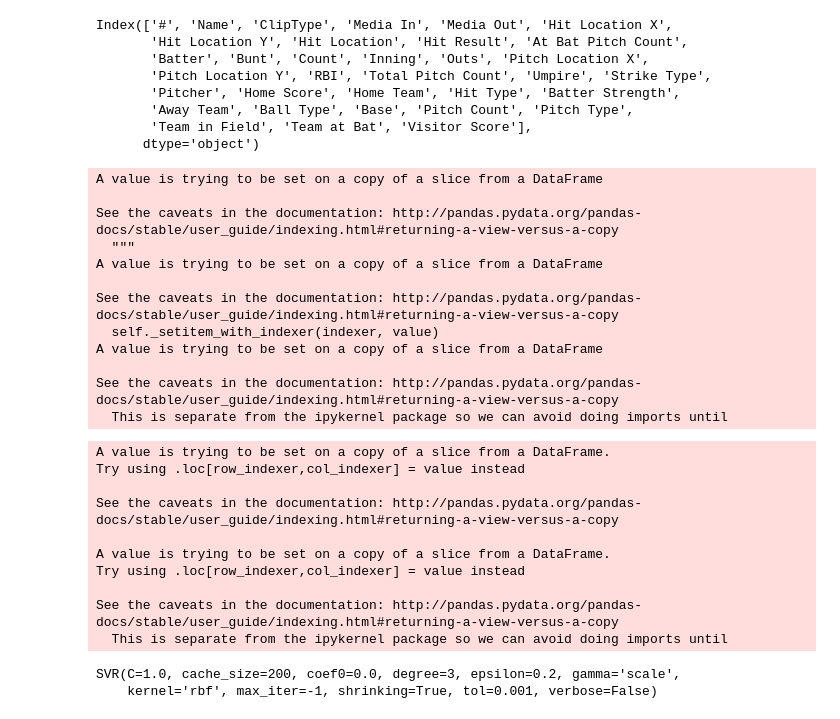
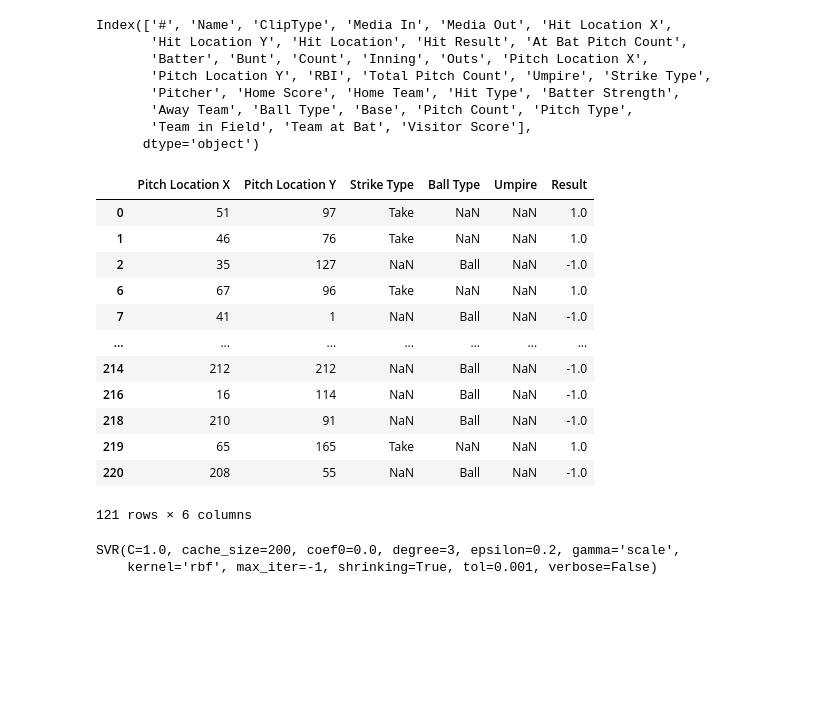
Before and after one commit to 2020-Computer-Vision/Classification, a Jupyter notebook: SVM/SVM.ipynb, the cells around one changed output. Drawn from its saved outputs; the diff is of its cells as text; code cells hidden in the pictures; blank space fills up the shorter version.

```diff
--- a/SVM/SVM.ipynb
+++ b/SVM/SVM.ipynb
@@ -14,7 +14,7 @@ style.use('ggplot')
 sys.path.append('../utilities/')
 from utils import *
 # %%
-dat = pd.read_csv('../CSVData/04.13.2019 vs UVA 2.csv')
+dat = pd.read_csv('../CSVData/04.13.2019vsUVAGM2.csv')
 # %%
 dat.columns
 # %% [output]
@@ -28,23 +28,5 @@ Index(['#', 'Name', 'ClipType', 'Media In', 'Media Out', 'Hit Location X',
       dtype='object')
 # %%
 testDat = subset(dat, ['Pitch Location X', 'Pitch Location Y', 'Strike Type', 'Ball Type', 'Umpire'])
-testDat['Result'] = np.nan
+testDat['Result'] = testDat['Strike Type']
+testDat['Result'].fillna("Ball", inplace = True)
-# %%
-for idx, ball in enumerate(testDat['Ball Type']):
-    if(type(ball) == str):
-        testDat['Result'][idx] = ball
-    else:
-        testDat['Result'][idx] = testDat['Strike Type'][idx]
-# %% [output]
-A value is trying to be set on a copy of a slice from a DataFrame
-
-See the caveats in the documentation: http://pandas.pydata.org/pandas-docs/stable/user_guide/indexing.html#returning-a-view-versus-a-copy
-  """
-A value is trying to be set on a copy of a slice from a DataFrame
-
-See the caveats in the documentation: http://pandas.pydata.org/pandas-docs/stable/user_guide/indexing.html#returning-a-view-versus-a-copy
-  self._setitem_with_indexer(indexer, value)
-A value is trying to be set on a copy of a slice from a DataFrame
-
-See the caveats in the documentation: http://pandas.pydata.org/pandas-docs/stable/user_guide/indexing.html#returning-a-view-versus-a-copy
-  This is separate from the ipykernel package so we can avoid doing imports until
@@ -61,19 +33,21 @@ dataDict = {-1:np.array(strikes),
 # %%
-frame = testDat.loc[testDat['Result'].isin(['Take', 'Ball'])]
-frame['Result'] = frame['Result'].replace('Take', 1.0)
-frame['Result'] = frame['Result'].replace('Ball', -1.0)
+frame = testDat[testDat.Result.isin(['Take', 'Ball'])].copy()
+frame['Result'].replace('Take', 1.0, inplace = True)
+frame['Result'].replace('Ball', -1.0, inplace = True)
 vec = np.array(subset(frame, ['Pitch Location X', 'Pitch Location Y']))
-label = frame['Result']
 # %% [output]
+|  | Pitch Location X | Pitch Location Y | Strike Type | Ball Type | Umpire | Result |
+| 0 | 51 | 97 | Take | NaN | NaN | 1.0 |
+| 1 | 46 | 76 | Take | NaN | NaN | 1.0 |
+| 2 | 35 | 127 | NaN | Ball | NaN | -1.0 |
+| 6 | 67 | 96 | Take | NaN | NaN | 1.0 |
+| 7 | 41 | 1 | NaN | Ball | NaN | -1.0 |
+| ... | ... | ... | ... | ... | ... | ... |
+| 214 | 212 | 212 | NaN | Ball | NaN | -1.0 |
+| 216 | 16 | 114 | NaN | Ball | NaN | -1.0 |
+| 218 | 210 | 91 | NaN | Ball | NaN | -1.0 |
+| 219 | 65 | 165 | Take | NaN | NaN | 1.0 |
+| 220 | 208 | 55 | NaN | Ball | NaN | -1.0 |
-A value is trying to be set on a copy of a slice from a DataFrame.
-Try using .loc[row_indexer,col_indexer] = value instead
-
-See the caveats in the documentation: http://pandas.pydata.org/pandas-docs/stable/user_guide/indexing.html#returning-a-view-versus-a-copy
-
-A value is trying to be set on a copy of a slice from a DataFrame.
-Try using .loc[row_indexer,col_indexer] = value instead
-
-See the caveats in the documentation: http://pandas.pydata.org/pandas-docs/stable/user_guide/indexing.html#returning-a-view-versus-a-copy
-  This is separate from the ipykernel package so we can avoid doing imports until
+121 rows × 6 columns
 # %%
 clf = SVR(gamma='scale', C=1.0, epsilon=0.2)
```
Also changed, not shown: parts of 10 cells of this notebook, 9 other files.
